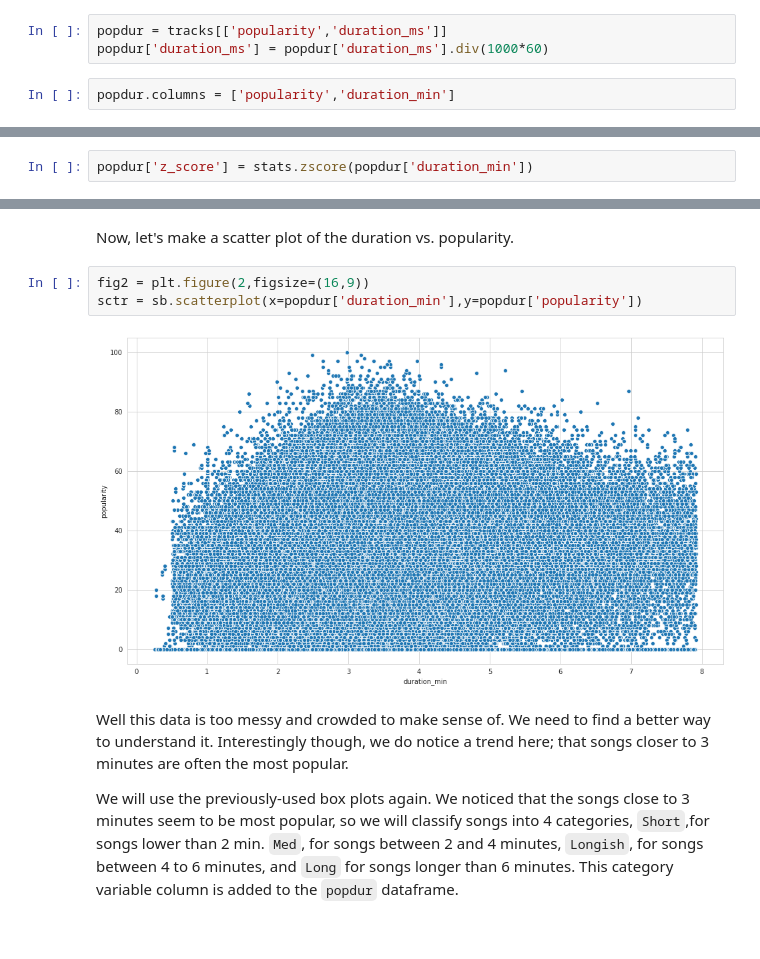
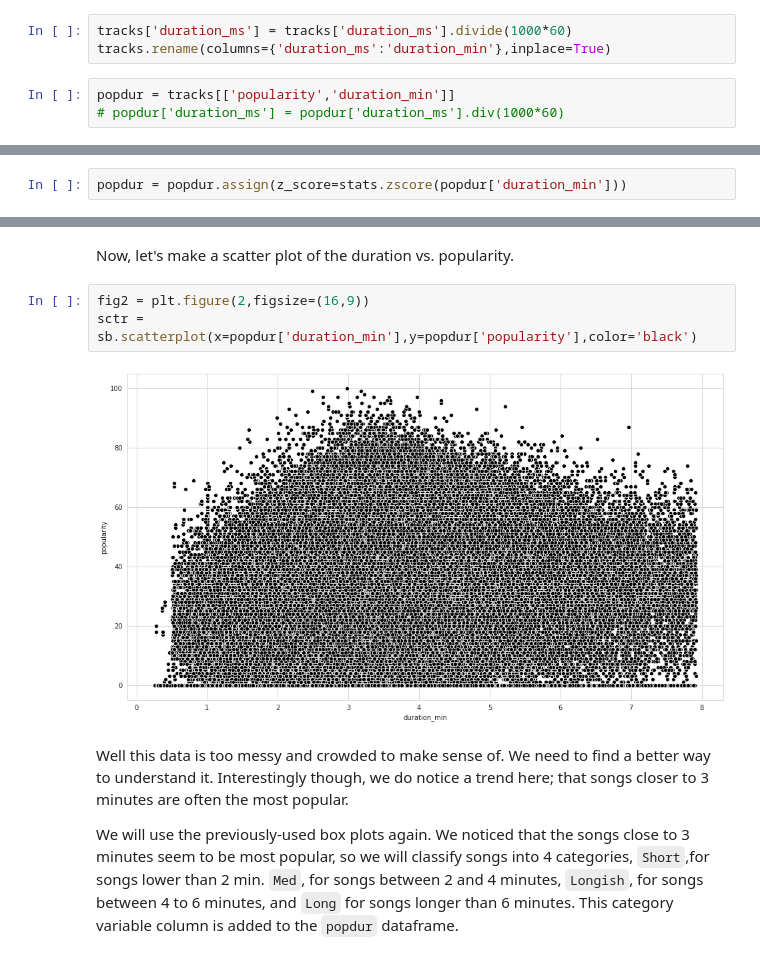
Before and after one commit to rickrollrumble/Spotifynsights, a Jupyter notebook: spotifinsights.ipynb, the cells around one changed output, grey strips where cells are left out. Drawn from its saved outputs; the diff is of its cells as text.

```diff
--- a/spotifinsights.ipynb
+++ b/spotifinsights.ipynb
@@ -66,8 +76,9 @@ Hasan Minhaj once said in his episode about hiphop on [Patriot Act](https://yout
+# %%
+tracks['duration_ms'] = tracks['duration_ms'].divide(1000*60)
+tracks.rename(columns={'duration_ms':'duration_min'},inplace=True)
 # %%
-popdur = tracks[['popularity','duration_ms']]
-popdur['duration_ms'] = popdur['duration_ms'].div(1000*60)
+popdur = tracks[['popularity','duration_min']]
+# popdur['duration_ms'] = popdur['duration_ms'].div(1000*60)
-# %%
-popdur.columns = ['popularity','duration_min']
 # %%
 hists,bin_edges = np.histogram(popdur['duration_min'],10)
 # %% [markdown]
@@ -98,7 +109,7 @@ It is necessary to drop the outliers to prevent long tails from showing up in th
 # %%
 from scipy import stats
 # %%
-popdur['z_score'] = stats.zscore(popdur['duration_min'])
+popdur = popdur.assign(z_score=stats.zscore(popdur['duration_min']))
 # %% [markdown]
 The cell above was used to calculate Z-Scores, the cell below used to drop those tracks.
 # %%
@@ -107,9 +118,9 @@ popdur = popdur[popdur['z_score']<2]
 Now, let's make a scatter plot of the duration vs. popularity.
 # %%
 fig2 = plt.figure(2,figsize=(16,9))
-sctr = sb.scatterplot(x=popdur['duration_min'],y=popdur['popularity'])
+sctr = sb.scatterplot(x=popdur['duration_min'],y=popdur['popularity'],color='black')
 # %% [output]
-[figure, old version]
+[figure, new version]
 # %% [markdown]
 Well this data is too messy and crowded to make sense of. We need to find a better way to understand it. Interestingly though, we do notice a trend here; that songs closer to 3 minutes are often the most popular. <br>
 
```
Also changed, not shown: parts of 21 cells of this notebook.
